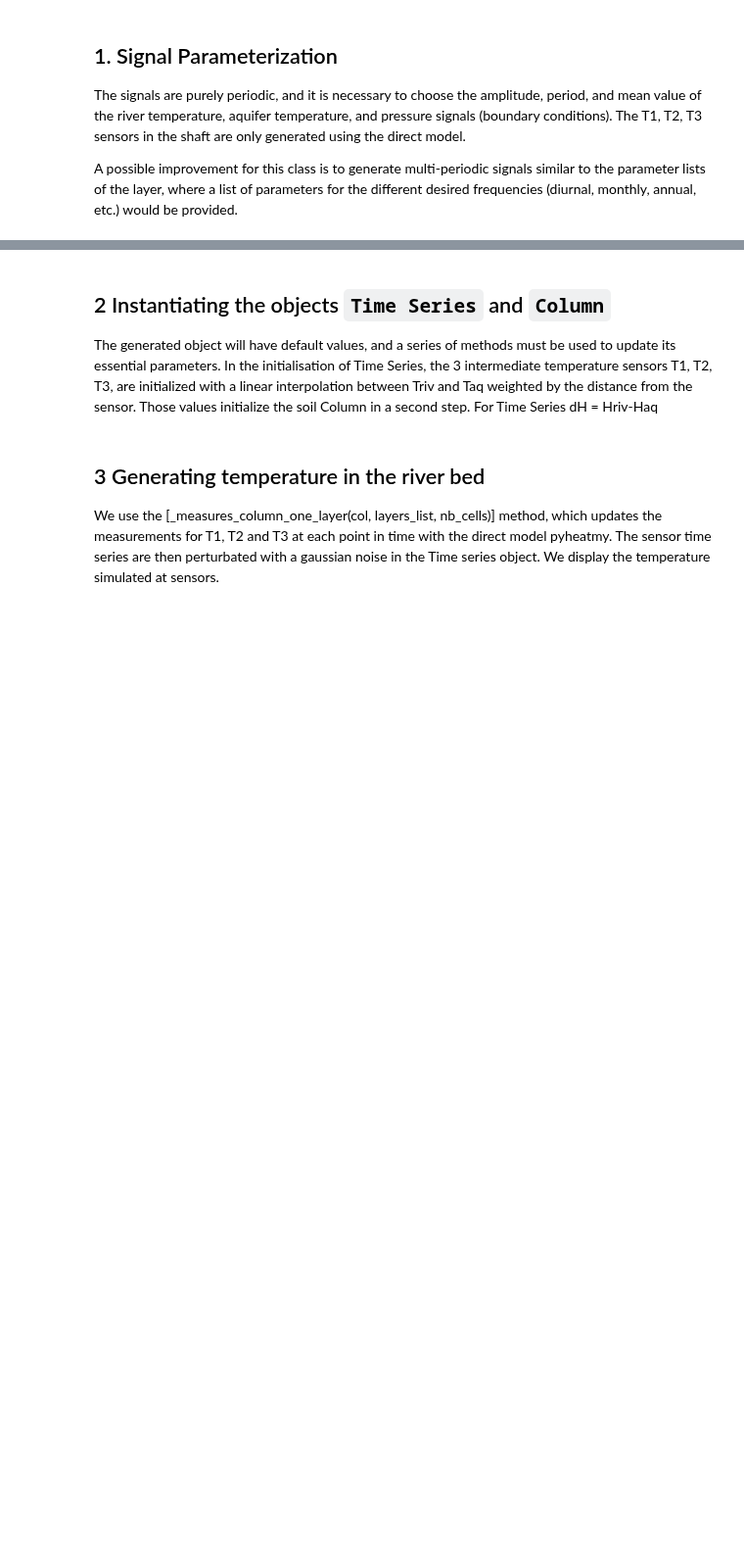
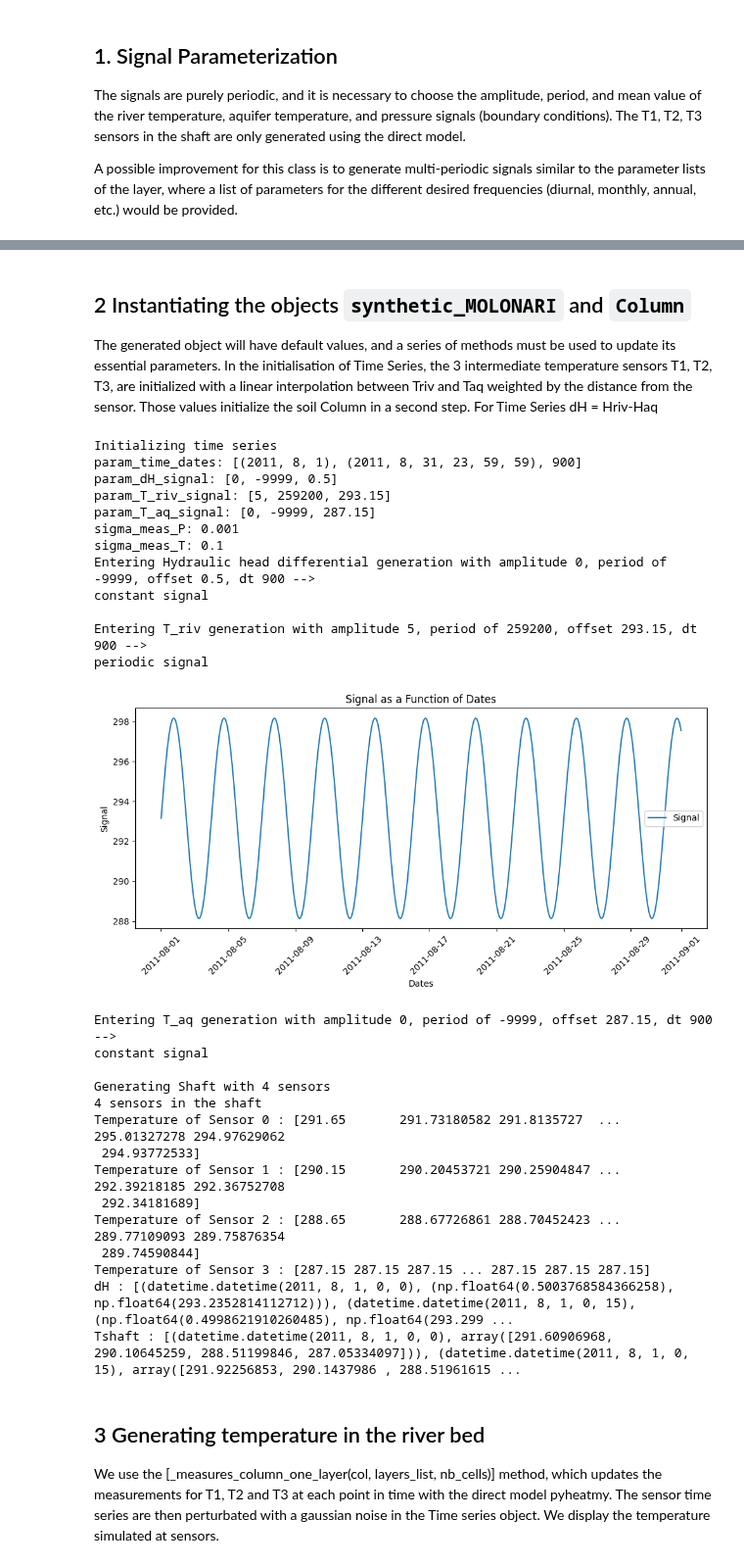
Before and after one commit to flipoyo/MOLONARI1D, a Jupyter notebook: pyheatmy/research/synthetic_cases_generator/demo_genData.ipynb, the cells around one changed output, grey strips where cells are left out. Shown at 98% size. Drawn from its saved outputs; the diff is of its cells as text; code cells hidden in the pictures; blank space fills up the shorter version.

Commit message:
debug and change on genData for time_series becoming synthetic_MOLONARI

```diff
--- a/pyheatmy/research/synthetic_cases_generator/demo_genData.ipynb
+++ b/pyheatmy/research/synthetic_cases_generator/demo_genData.ipynb
@@ -56,33 +58,61 @@ print("dt={0:.1f}s".format(dt))
 # %% [markdown]
-## 2 Instantiating the objects `Time Series` and `Column`
+## 2 Instantiating the objects `synthetic_MOLONARI` and `Column`
 The generated object will have default values, and a series of methods must be used to update its essential parameters. In the initialisation of Time Series, the 3 intermediate temperature sensors T1, T2, T3, are initialized with a linear interpolation between Triv and Taq weighted by the distance from the sensor. Those values initialize the soil Column in a second step. For Time Series dH = Hriv-Haq
 # %%
 """Instanciation de l'objet Time_series"""
 # un dictionnaire qui facilite le paramétrage avec des variables globales définies plus haut
 time_series_dict_user1 = {
     "offset":.0,
     "depth_sensors":depth_sensors,
 	"param_time_dates": [t_debut, t_fin, dt],
     "param_dH_signal": [dH_amp, P_dh, dH_offset], #En vrai y aura une 4e valeur ici mais ca prendra en charge pareil
 	"param_T_riv_signal": [T_riv_amp, P_T_riv, T_riv_offset],
     "param_T_aq_signal": [T_aq_amp, P_T_aq, T_aq_offset],
     "sigma_meas_P": sigma_meas_P,
     "sigma_meas_T": sigma_meas_T, #float
 }
 # instanciation du simulateur de données
-emu_observ_test_user1 = Time_series.from_dict(time_series_dict_user1)
+emu_observ_test_user1 = synthetic_MOLONARI.from_dict(time_series_dict_user1)
 
-# print("Checking params time series")
+# print("Checking params synthetic_MOLONARI")
 # print("param_time_dates:", emu_observ_test_user1._param_dates)
 # print("param_dH_signal:", emu_observ_test_user1._param_dH)
 # print("param_T_riv_signal:", emu_observ_test_user1._param_T_riv)
 # print("param_T_aq_signal:", emu_observ_test_user1._param_T_aq)
 # print("sigma_meas_P:", emu_observ_test_user1._sigma_P)
 # print("sigma_meas_T:", emu_observ_test_user1._sigma_T)
 
 
 print(f"dH : {emu_observ_test_user1._molonariP_data}")
 print(f"Tshaft : {emu_observ_test_user1._T_Shaft_measures}")
+# %% [output]
+Initializing time series
+param_time_dates: [(2011, 8, 1), (2011, 8, 31, 23, 59, 59), 900]
+param_dH_signal: [0, -9999, 0.5]
+param_T_riv_signal: [5, 259200, 293.15]
+param_T_aq_signal: [0, -9999, 287.15]
+sigma_meas_P: 0.001
+sigma_meas_T: 0.1
+Entering Hydraulic head differential generation with amplitude 0, period of -9999, offset 0.5, dt 900 -->
+constant signal
+
+Entering T_riv generation with amplitude 5, period of 259200, offset 293.15, dt 900 -->
+periodic signal
+[figure, added]
+Entering T_aq generation with amplitude 0, period of -9999, offset 287.15, dt 900 -->
+constant signal
+
+Generating Shaft with 4 sensors
+4 sensors in the shaft
+Temperature of Sensor 0 : [291.65       291.73180582 291.8135727  ... 295.01327278 294.97629062
+ 294.93772533]
+Temperature of Sensor 1 : [290.15       290.20453721 290.25904847 ... 292.39218185 292.36752708
+ 292.34181689]
+Temperature of Sensor 2 : [288.65       288.67726861 288.70452423 ... 289.77109093 289.75876354
+ 289.74590844]
+Temperature of Sensor 3 : [287.15 287.15 287.15 ... 287.15 287.15 287.15]
+dH : [(datetime.datetime(2011, 8, 1, 0, 0), (np.float64(0.5003768584366258), np.float64(293.2352814112712))), (datetime.datetime(2011, 8, 1, 0, 15), (np.float64(0.4998621910260485), np.float64(293.299 ...
+Tshaft : [(datetime.datetime(2011, 8, 1, 0, 0), array([291.60906968, 290.10645259, 288.51199846, 287.05334097])), (datetime.datetime(2011, 8, 1, 0, 15), array([291.92256853, 290.1437986 , 288.51961615 ...
 # %%
 # l'utilisateur génère un dictionnaire avec les données importantes de la colonne
 name ="Couche en sable"
```
Also changed, not shown: parts of 1 cell of this notebook.
